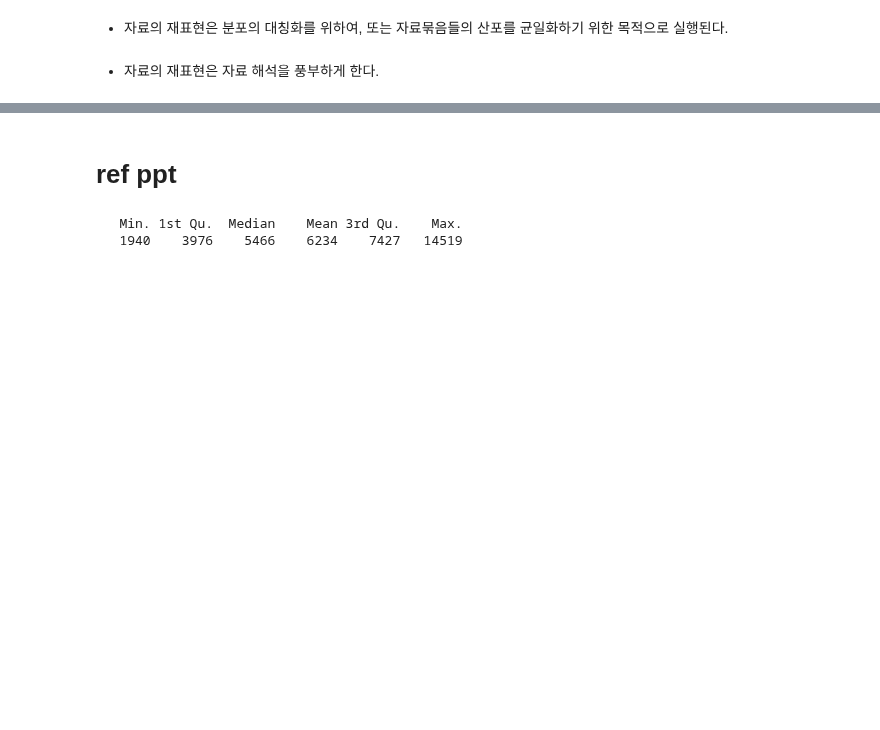
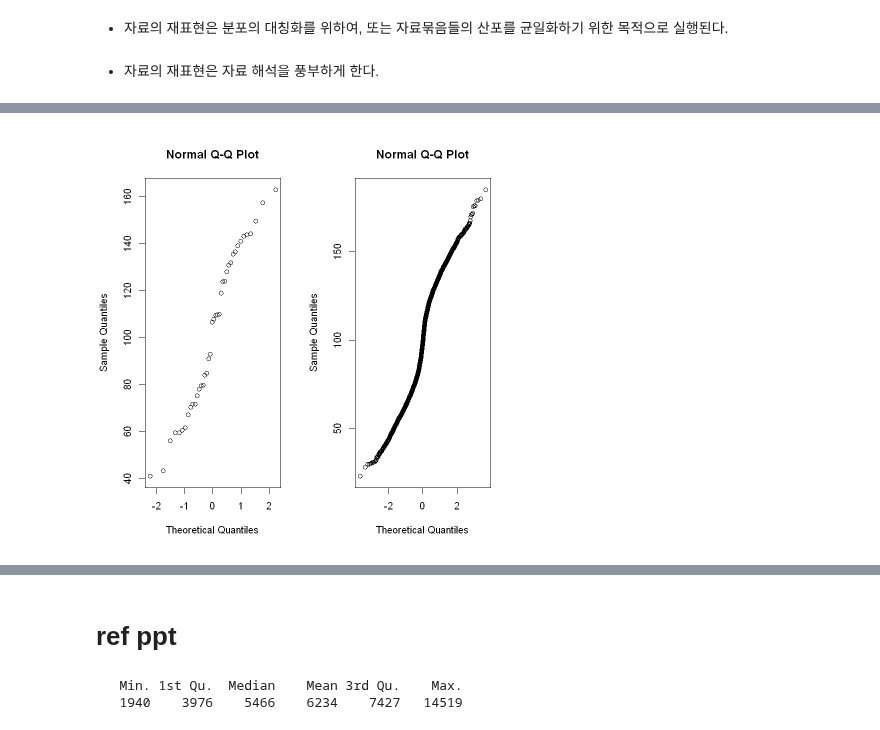
Before and after one commit to stahangryum/Woo, a Jupyter notebook: _notebooks/2022-04-12-eda.ipynb, the cells around one changed output, grey strips where cells are left out. Saved outputs shown, nothing was run; the diff lists cells and outputs as text; code cells hidden in the pictures; blank space fills up the shorter version.

```diff
--- a/_notebooks/2022-04-12-eda.ipynb
+++ b/_notebooks/2022-04-12-eda.ipynb
@@ -338,0 +366,9 @@ hist(robust_z_Y, breaks = seq(-6, 6, 0.5), freq = F, ylim = c(0, 0.7), main = 'R
+# %%
+par(mfrow = c(1,2))
+x1 <- c(rnorm(20, 70, 15), rnorm(20, 130, 15))
+qqnorm(x1)
+
+x2 <- c(rnorm(2000, 70, 15), rnorm(2000, 130, 15))
+qqnorm(x2)
+# %% [output]
+[figure, added]
```
Also changed, not shown: parts of 24 cells of this notebook.
